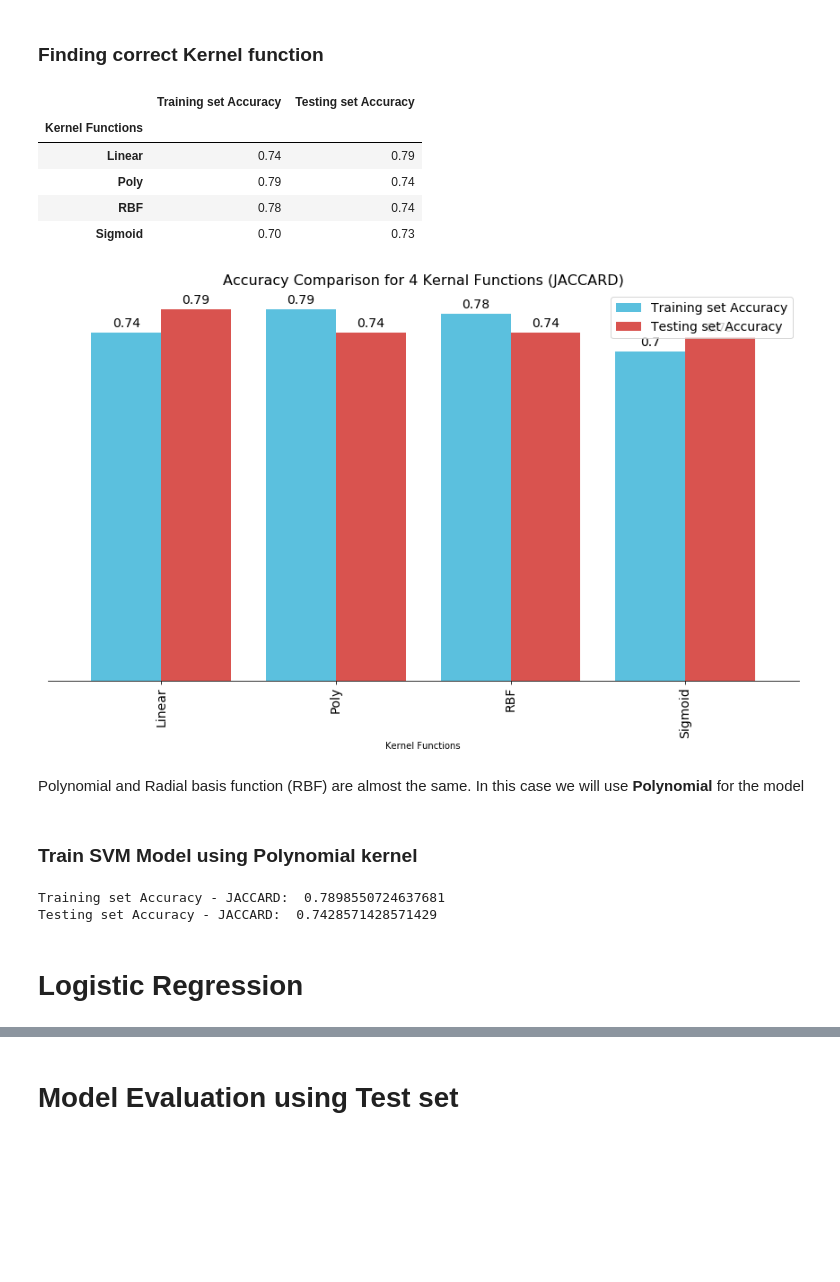
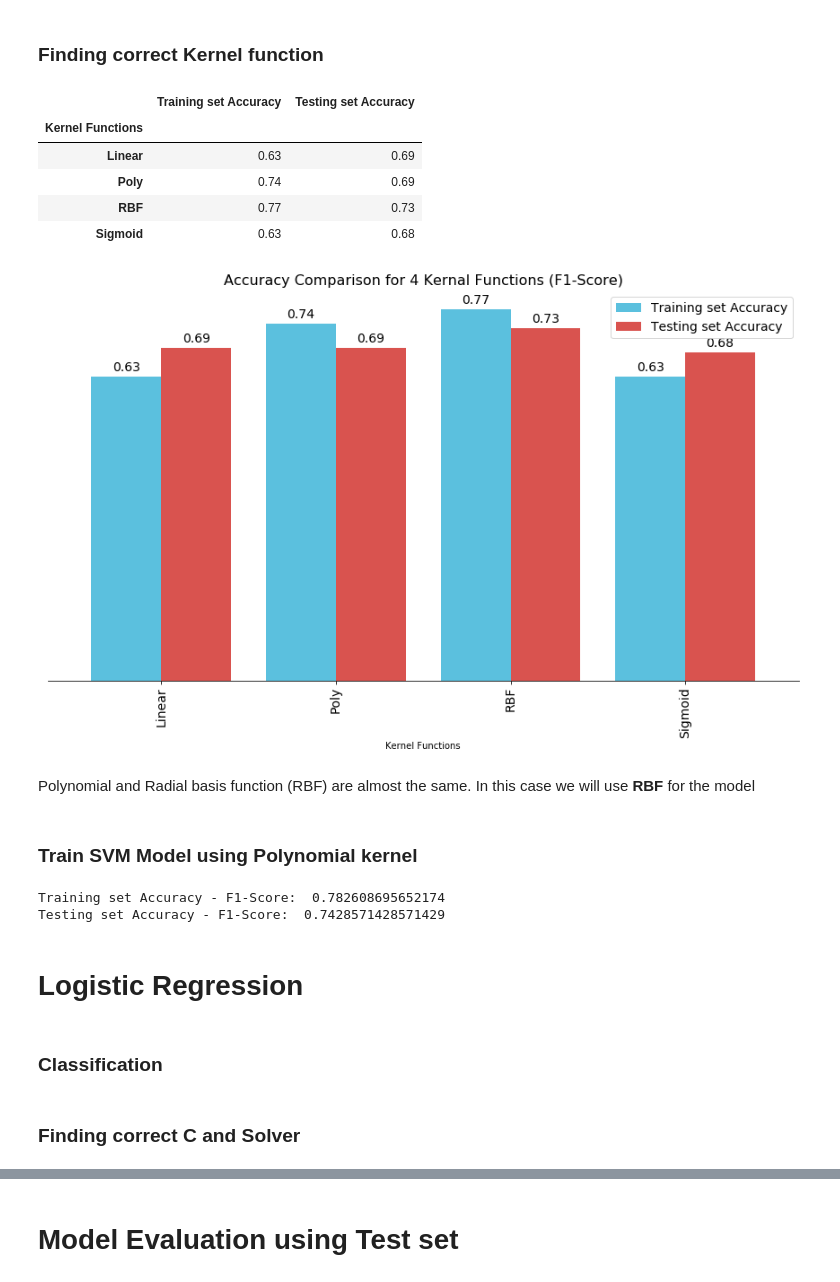
Before and after one commit to gad1981/Coursera_Machine_Learning, a Jupyter notebook: Machine_Learning_with_Python_FA.ipynb, the cells around one changed output, grey strips where cells are left out. Cells and saved outputs as stored; diff of their text form; code cells hidden in the pictures; blank space fills up the shorter version.

```diff
--- a/Machine_Learning_with_Python_FA.ipynb
+++ b/Machine_Learning_with_Python_FA.ipynb
@@ -472,8 +472,8 @@ for func in func_list:
     SVM = svm.SVC(kernel=func)
     SVM.fit(X_train, y_train)
     svm_yhat = SVM.predict(X_test)
-    trs.append(jaccard_similarity_score(y_train, SVM.predict(X_train)))
-    ts.append(jaccard_similarity_score(y_test, svm_yhat))
+    trs.append(f1_score(y_train, SVM.predict(X_train), average='weighted'))
+    ts.append(f1_score(y_test, svm_yhat, average='weighted'))
 # %%
 T = np.array(trs)
 TS = np.array (ts)
@@ -488,45 +488,47 @@ SVM_Accuracy
 # %% [output]
 |  | Training set Accuracy | Testing set Accuracy |
 | Kernel Functions |  |  |
-| Linear | 0.74 | 0.79 |
-| Poly | 0.79 | 0.74 |
-| RBF | 0.78 | 0.74 |
-| Sigmoid | 0.70 | 0.73 |
+| Linear | 0.63 | 0.69 |
+| Poly | 0.74 | 0.69 |
+| RBF | 0.77 | 0.73 |
+| Sigmoid | 0.63 | 0.68 |
 # %%
 ax = SVM_Accuracy.plot(kind='bar', width=0.8, figsize=(15, 8),  color=['#5bc0de', '#d9534f'])
 
-ax.set_title("Accuracy Comparison for 4 Kernal Functions (JACCARD)", fontsize=16) # add title to the plot
+ax.set_title("Accuracy Comparison for 4 Kernal Functions (F1-Score)", fontsize=16) # add title to the plot
 ax.legend(loc='upper right', fontsize=14)
 ax.spines['top'].set_visible(False)
 ax.spines['right'].set_visible(False)
 ax.spines['left'].set_visible(False)
 ax.tick_params(labelsize=14)
 ax.axes.get_yaxis().set_visible(False)
 for p in ax.patches:
   ax.annotate(np.round(p.get_height(),decimals=2),
     (p.get_x()+p.get_width()/2., p.get_height()),
     ha='center',
     va='center',
     xytext=(0, 10),
     textcoords='offset points',
     fontsize = 14
     ),
 
 plt.show()
 # %% [output]
-[figure, old version]
+[figure, new version]
 # %% [markdown]
-Polynomial and Radial basis function (RBF) are almost the same. In this case we will use **Polynomial** for the model
+Polynomial and Radial basis function (RBF) are almost the same. In this case we will use **RBF** for the model
 # %% [markdown]
 ### Train SVM Model using Polynomial kernel
 # %%
-SVM = svm.SVC(kernel='poly')
+SVM = svm.SVC(kernel='rbf')
 SVM.fit(X_train, y_train)
 SVM_yhat = SVM.predict(X_test)
-print("Training set Accuracy - JACCARD: ", jaccard_similarity_score(y_train, SVM.predict(X_train)))
-print("Testing set Accuracy - JACCARD: ", jaccard_similarity_score(y_test, SVM_yhat))
+print("Training set Accuracy - F1-Score: ", jaccard_similarity_score(y_train, SVM.predict(X_train)))
+print("Testing set Accuracy - F1-Score: ", jaccard_similarity_score(y_test, SVM_yhat))
 # %% [output]
-Training set Accuracy - JACCARD:  0.7898550724637681
-Testing set Accuracy - JACCARD:  0.7428571428571429
+Training set Accuracy - F1-Score:  0.782608695652174
+Testing set Accuracy - F1-Score:  0.7428571428571429
 # %% [markdown]
 # Logistic Regression
+# %% [markdown]
+### Classification
@@ -532,0 +541,2 @@ Testing set Accuracy - JACCARD:  0.7428571428571429
+# %% [markdown]
+### Finding correct C and Solver
```
Also changed, not shown: parts of 11 cells of this notebook.
